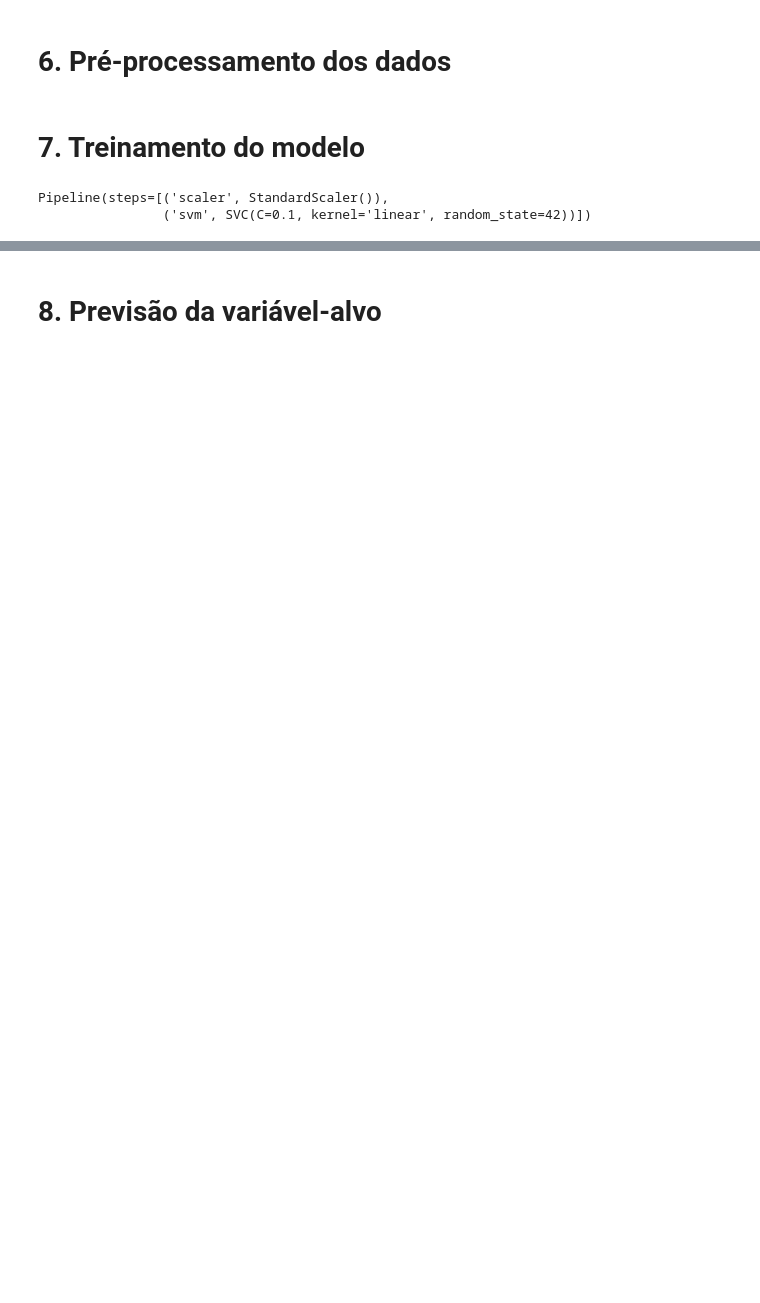
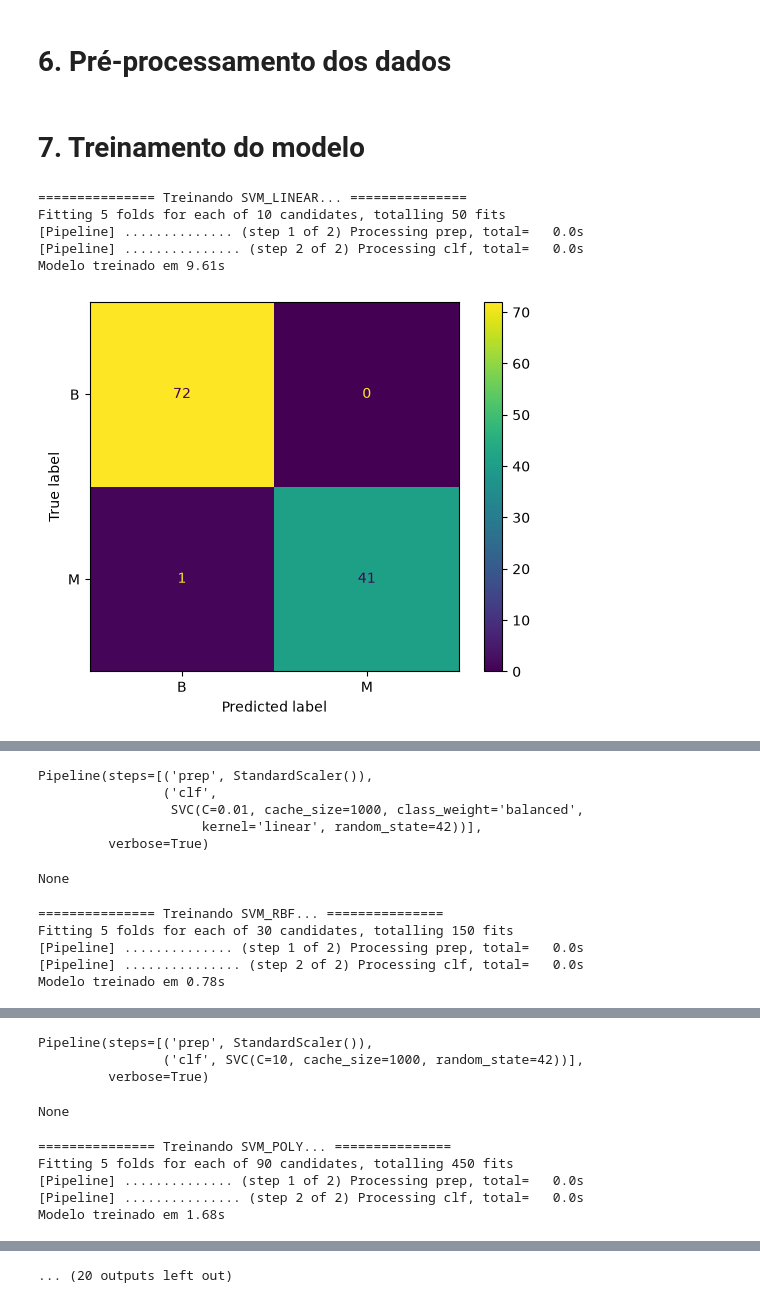
Before and after one commit to LTABR/inteligencia-artificial-umc, a Jupyter notebook: breast-cancer-dataset-lucas-aniya-6a-manha.ipynb, the cells around one changed output, grey strips where cells are left out. Drawn from its saved outputs; the diff is of its cells as text; code cells hidden in the pictures; blank space fills up the shorter version.

```diff
--- a/breast-cancer-dataset-lucas-aniya-6a-manha.ipynb
+++ b/breast-cancer-dataset-lucas-aniya-6a-manha.ipynb
@@ -95,7 +102,14 @@ for x_col, y_col, z_col in pairs:
 # %% [markdown]
 # 5. Divisão de amostras de treino e teste
 # %%
-x_train, x_test, y_train, y_test = train_test_split(x, y, test_size=0.2, random_state=42, stratify=y)
+TEST_SIZE = 0.2
+RANDOM_STATE = 42
+N_JOBS = -1
+CV_SPLITS = 5
+
+y = pd.Series([0 if diagnosis == "B" else 1 for diagnosis in y.values], dtype=bool)
+
+x_train, x_test, y_train, y_test = train_test_split(x, y, test_size=TEST_SIZE, random_state=RANDOM_STATE, stratify=y)
 # %%
 print('Formato de x:', x.shape)
 print('Formato de y:', y.shape)
@@ -136,7 +196,45 @@ pipeline_svm: Pipeline = Pipeline([
 # %% [markdown]
 # 7. Treinamento do modelo
 # %%
-pipeline_svm.fit(x_train, y_train)
+cv = StratifiedKFold(n_splits=CV_SPLITS, shuffle=True, random_state=RANDOM_STATE)
+results, cv_tables = [], {}
+
+for classifier, (clf, param_grid) in params_dict.items():
+    print("=" * 15, f"Treinando {classifier.upper()}...", "=" * 15)
+
+    pipeline: Pipeline = Pipeline([
+        ('prep', StandardScaler()),
+        ('clf', clf)
+    ], verbose=True)
+
+    search = GridSearchCV(pipeline,  param_grid=param_grid, cv=cv, scoring="accuracy", n_jobs=N_JOBS, refit=True, verbose=True)
+
+    start = time.monotonic()
+    search.fit(x_train, y_train)
+    elapsed = time.monotonic() - start
+
+    print(f"Modelo treinado em {elapsed:.2f}s")
+
+    y_pred = search.predict(x_test)
+
+    cv_tables[classifier] = pd.DataFrame(search.cv_results_).sort_values(by="rank_test_score")
+
+    ConfusionMatrixDisplay(confusion_matrix=confusion_matrix(y_test, y_pred), display_labels=["B", "M"]).plot()
+
+    display(
+        cv_tables[classifier][:5].transpose(),
+        search.best_estimator_,
+        plt.show()
+    )
+
+    results.append({
+        "classifier": classifier,
+        "cv_best_score": search.best_score_,
+    })
 # %% [output]
-Pipeline(steps=[('scaler', StandardScaler()),
-                ('svm', SVC(C=0.1, kernel='linear', random_state=42))])
+=============== Treinando SVM_LINEAR... ===============
+Fitting 5 folds for each of 10 candidates, totalling 50 fits
+[Pipeline] .............. (step 1 of 2) Processing prep, total=   0.0s
+[Pipeline] ............... (step 2 of 2) Processing clf, total=   0.0s
+Modelo treinado em 9.61s
+[figure, added]
@@ -142,0 +257,11 @@ Pipeline(steps=[('scaler', StandardScaler()),
+Pipeline(steps=[('prep', StandardScaler()),
+                ('clf',
+                 SVC(C=0.01, cache_size=1000, class_weight='balanced',
+                     kernel='linear', random_state=42))],
+         verbose=True)
+None
+=============== Treinando SVM_RBF... ===============
+Fitting 5 folds for each of 30 candidates, totalling 150 fits
+[Pipeline] .............. (step 1 of 2) Processing prep, total=   0.0s
+[Pipeline] ............... (step 2 of 2) Processing clf, total=   0.0s
+Modelo treinado em 0.78s
@@ -142,0 +286,9 @@ Pipeline(steps=[('scaler', StandardScaler()),
+Pipeline(steps=[('prep', StandardScaler()),
+                ('clf', SVC(C=10, cache_size=1000, random_state=42))],
+         verbose=True)
+None
+=============== Treinando SVM_POLY... ===============
+Fitting 5 folds for each of 90 candidates, totalling 450 fits
+[Pipeline] .............. (step 1 of 2) Processing prep, total=   0.0s
+[Pipeline] ............... (step 2 of 2) Processing clf, total=   0.0s
+Modelo treinado em 1.68s
@@ -143,2 +296 @@ Pipeline(steps=[('scaler', StandardScaler()),
+... (20 outputs left out)
-# %% [markdown]
-# 8. Previsão da variável-alvo
```
Also changed, not shown: parts of 12 cells of this notebook, 9 other files.
